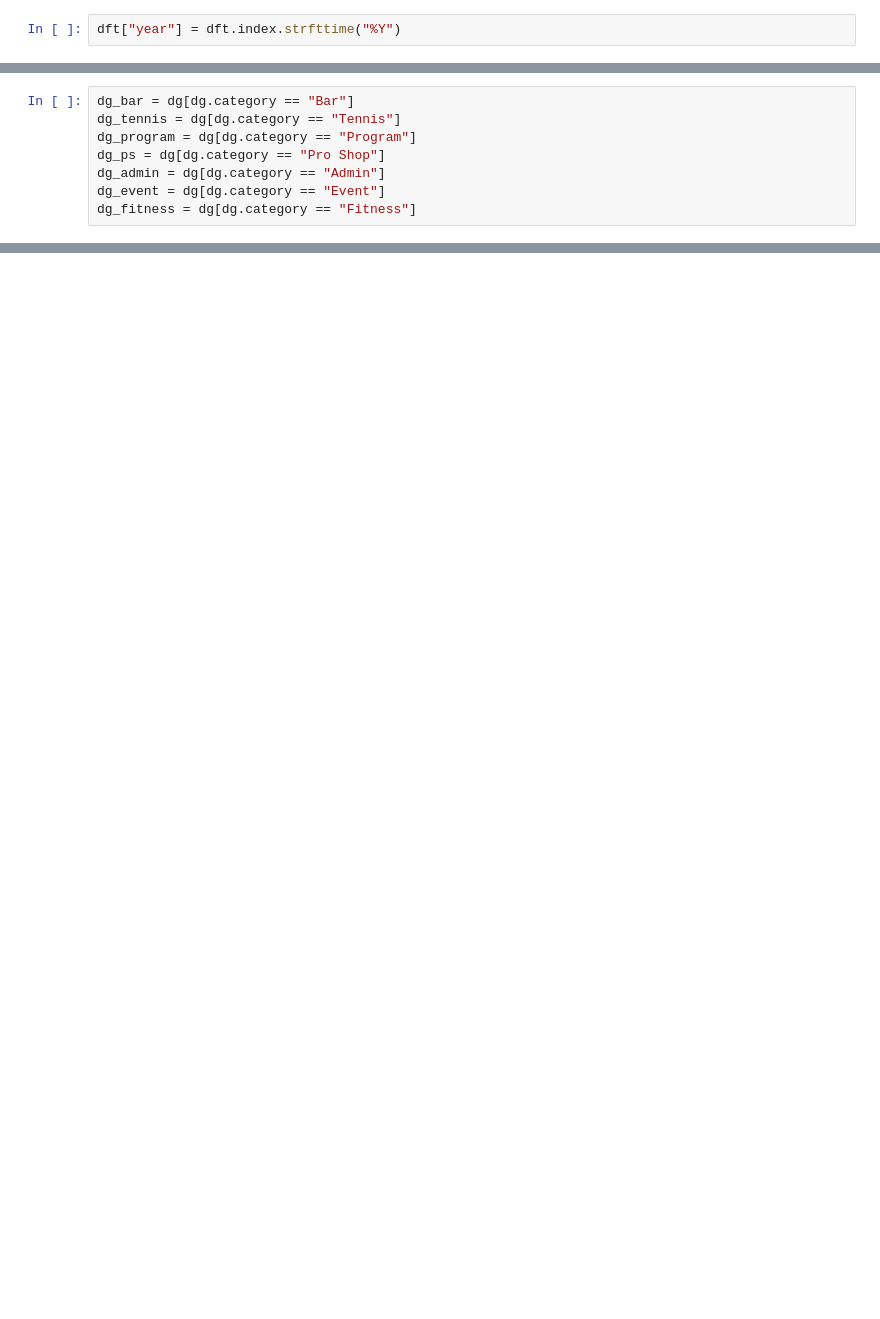
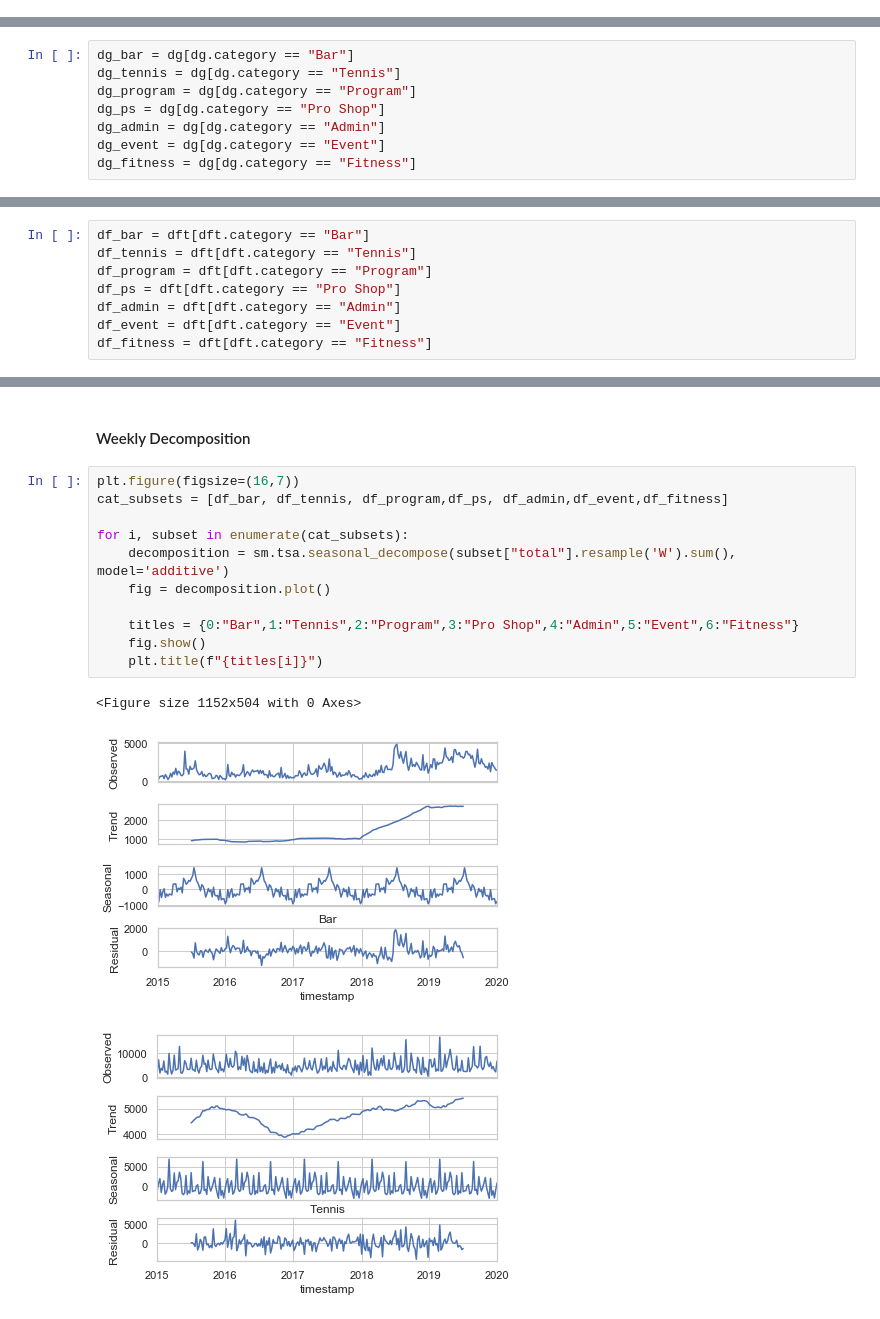
Before and after one commit to crisgiovanoni/jncc_project, a Jupyter notebook: bi_analysis.ipynb, the cells around one changed output, grey strips where cells are left out. Saved outputs shown, nothing was run; the diff lists cells and outputs as text; blank space fills up the shorter version.

```diff
--- a/bi_analysis.ipynb
+++ b/bi_analysis.ipynb
@@ -256,5 +248,3 @@ ypy.head()
 | 2 | 2017 | 25905297 | 2878207666 | 1043243.17 | 405050250.0 | 154073.956513 | -508954.821515 |
 | 3 | 2018 | 48655414 | 5469094090 | 1185237.08 | 497701392.0 | 189235.445612 | -625326.785632 |
 | 4 | 2019 | 76141717 | 8497580877 | 1312887.67 | 497416771.0 | 189090.868536 | -624709.358937 |
-# %%
-dft["year"] = dft.index.strfttime("%Y")
@@ -444,0 +411,8 @@ ax6.set(title="Event Sales")
+# %%
+df_bar = dft[dft.category == "Bar"]
+df_tennis = dft[dft.category == "Tennis"]
+df_program = dft[dft.category == "Program"]
+df_ps = dft[dft.category == "Pro Shop"]
+df_admin = dft[dft.category == "Admin"]
+df_event = dft[dft.category == "Event"]
+df_fitness = dft[dft.category == "Fitness"]
@@ -444,0 +429,17 @@ ax6.set(title="Event Sales")
+# %% [markdown]
+#### Weekly Decomposition
+# %%
+plt.figure(figsize=(16,7))
+cat_subsets = [df_bar, df_tennis, df_program,df_ps, df_admin,df_event,df_fitness]
+
+for i, subset in enumerate(cat_subsets):
+    decomposition = sm.tsa.seasonal_decompose(subset["total"].resample('W').sum(), model='additive')
+    fig = decomposition.plot()
+
+    titles = {0:"Bar",1:"Tennis",2:"Program",3:"Pro Shop",4:"Admin",5:"Event",6:"Fitness"}
+    fig.show()
+    plt.title(f"{titles[i]}")
+# %% [output]
+<Figure size 1152x504 with 0 Axes>
+[figure, added]
+[figure, added]
```
Also changed, not shown: parts of 30 cells of this notebook.
